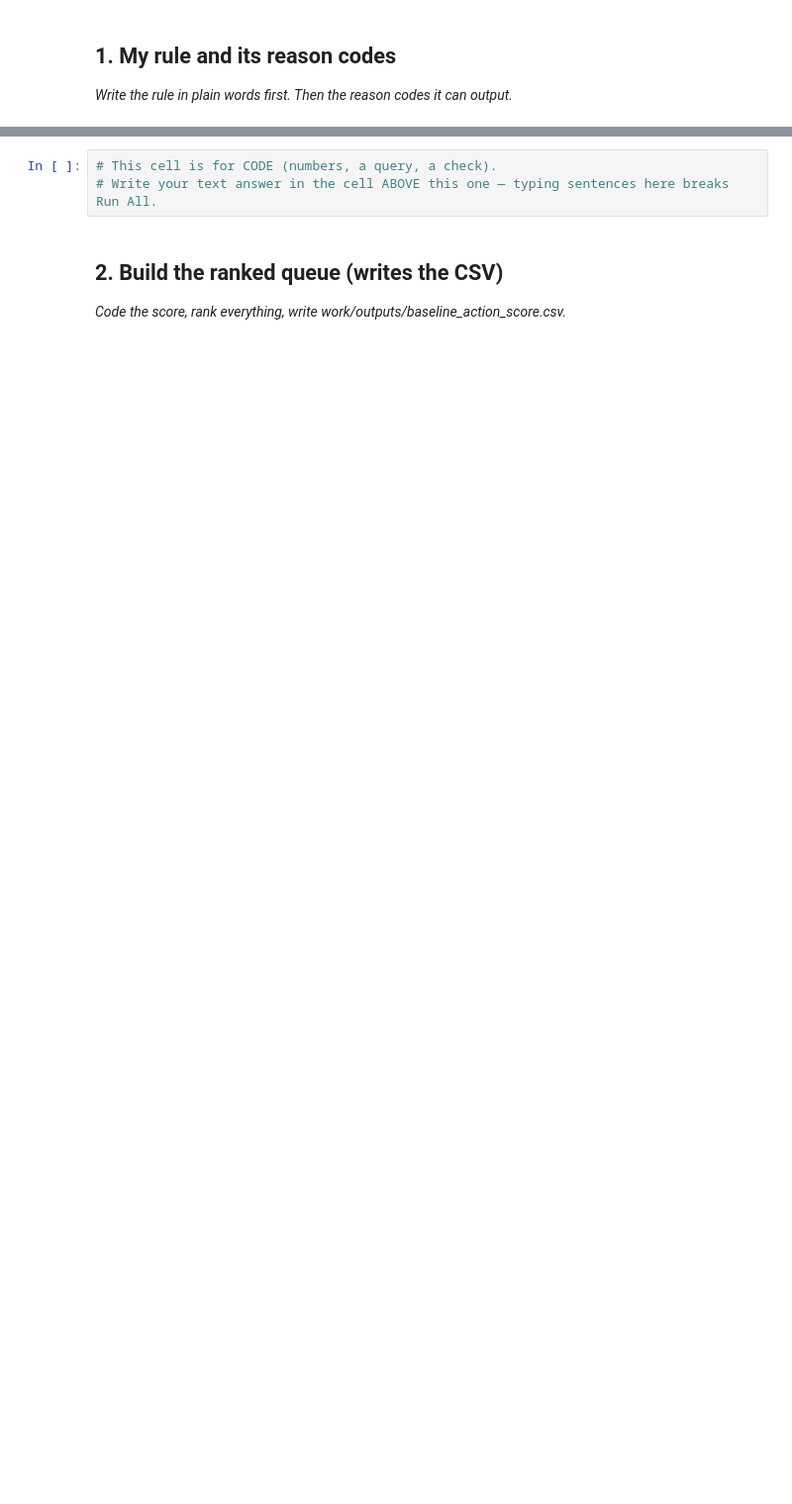
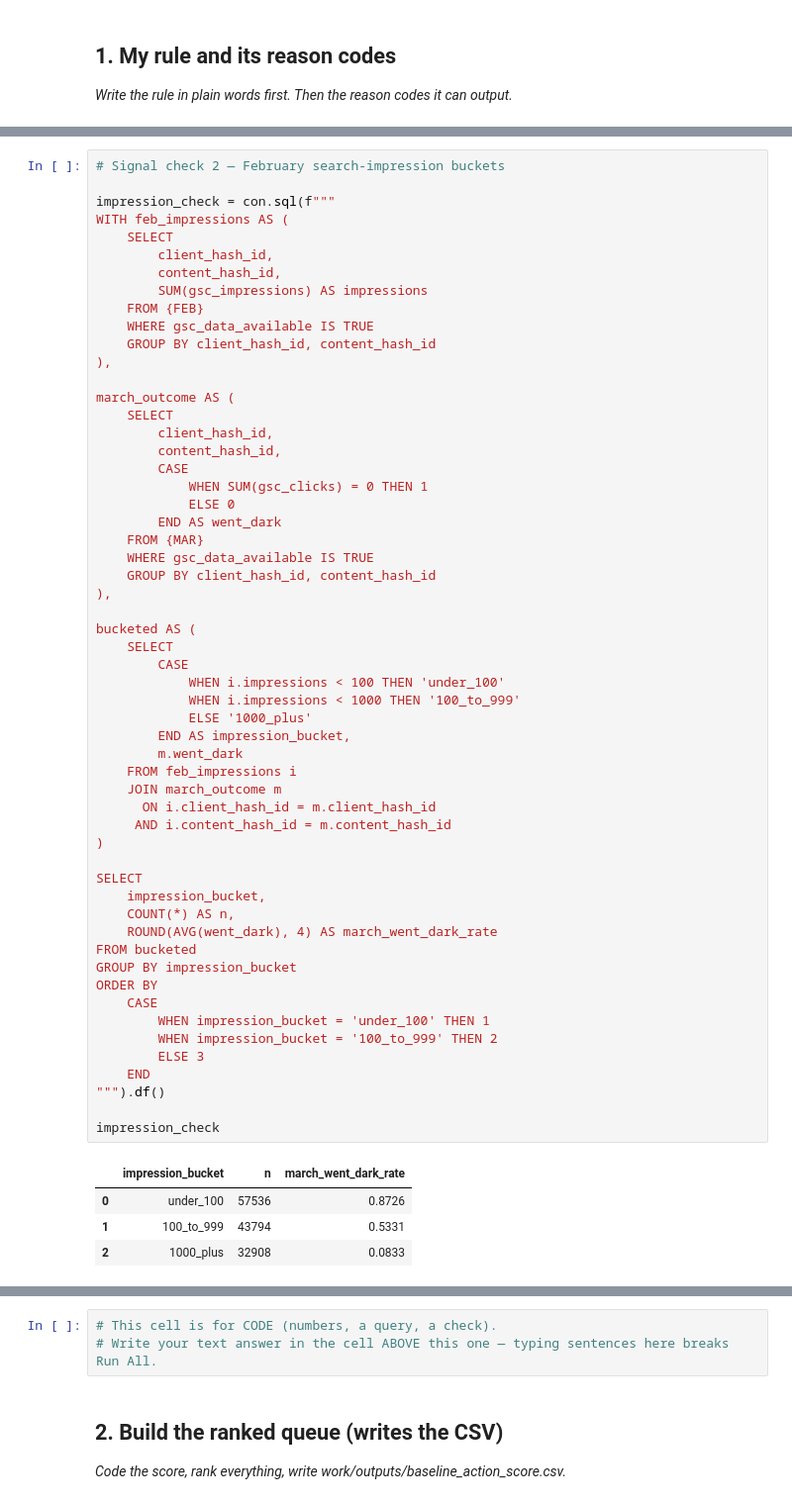
Before and after one commit to afreensumai64/ML-Internship, a Jupyter notebook: work/notebooks/w04_baseline_score.ipynb, the cells around one changed output, grey strips where cells are left out. Shown at 99% size. Cells and saved outputs as stored; diff of their text form; blank space fills up the shorter version.

```diff
--- a/work/notebooks/w04_baseline_score.ipynb
+++ b/work/notebooks/w04_baseline_score.ipynb
@@ -12,0 +137,61 @@ This skeleton is yours to fill. Work the sections **in order** — each one has
+# %%
+# Signal check 2 — February search-impression buckets
+
+impression_check = con.sql(f"""
+WITH feb_impressions AS (
+    SELECT
+        client_hash_id,
+        content_hash_id,
+        SUM(gsc_impressions) AS impressions
+    FROM {FEB}
+    WHERE gsc_data_available IS TRUE
+    GROUP BY client_hash_id, content_hash_id
+),
+
+march_outcome AS (
+    SELECT
+        client_hash_id,
+        content_hash_id,
+        CASE
+            WHEN SUM(gsc_clicks) = 0 THEN 1
+            ELSE 0
+        END AS went_dark
+    FROM {MAR}
+    WHERE gsc_data_available IS TRUE
+    GROUP BY client_hash_id, content_hash_id
+),
+
+bucketed AS (
+    SELECT
+        CASE
+            WHEN i.impressions < 100 THEN 'under_100'
+            WHEN i.impressions < 1000 THEN '100_to_999'
+            ELSE '1000_plus'
+        END AS impression_bucket,
+        m.went_dark
+    FROM feb_impressions i
+    JOIN march_outcome m
+      ON i.client_hash_id = m.client_hash_id
+     AND i.content_hash_id = m.content_hash_id
+)
+
+SELECT
+    impression_bucket,
+    COUNT(*) AS n,
+    ROUND(AVG(went_dark), 4) AS march_went_dark_rate
+FROM bucketed
+GROUP BY impression_bucket
+ORDER BY
+    CASE
+        WHEN impression_bucket = 'under_100' THEN 1
+        WHEN impression_bucket = '100_to_999' THEN 2
+        ELSE 3
+    END
+""").df()
+
+impression_check
+# %% [output]
+|  | impression_bucket | n | march_went_dark_rate |
+| 0 | under_100 | 57536 | 0.8726 |
+| 1 | 100_to_999 | 43794 | 0.5331 |
+| 2 | 1000_plus | 32908 | 0.0833 |
```
Also changed, not shown: parts of 16 cells of this notebook.
